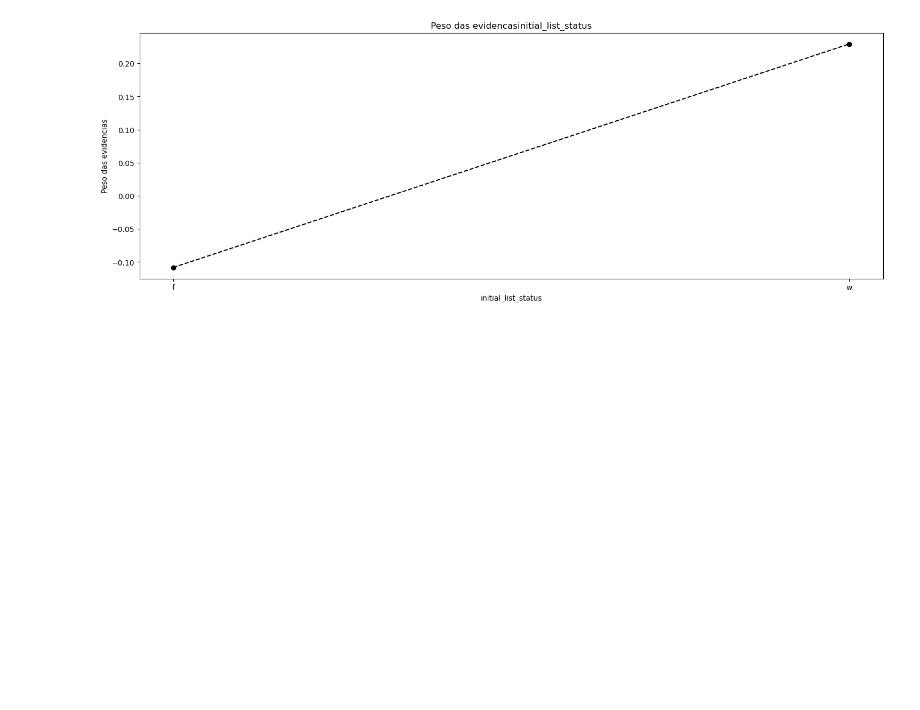
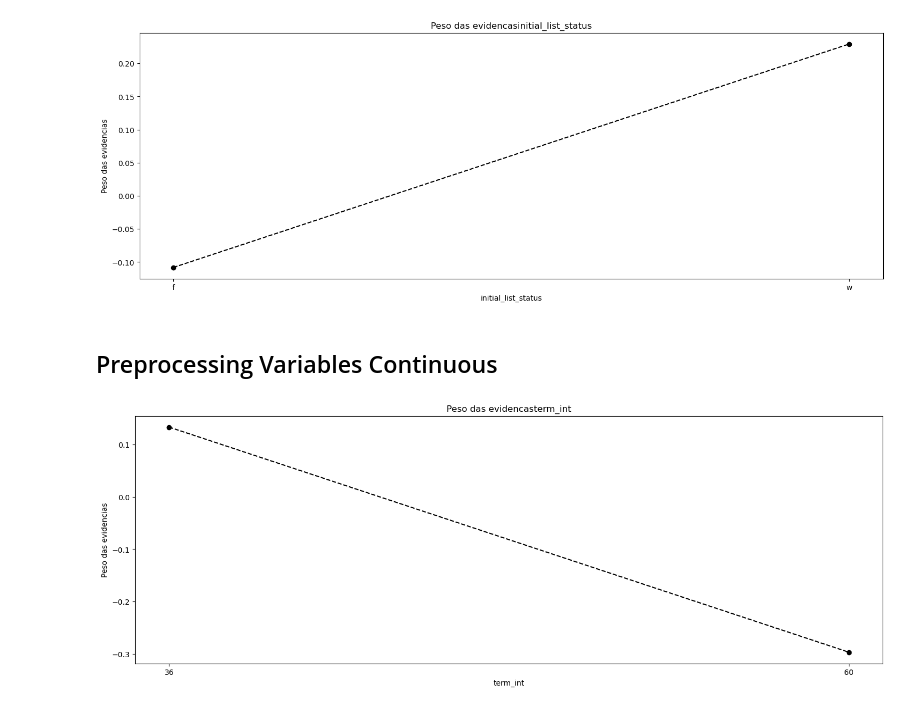
Before and after one commit to vinifranco48/credit_risk, a Jupyter notebook: notebooks/preprocessing.ipynb, the cells around one changed output. Drawn from its saved outputs; the diff is of its cells as text; code cells hidden in the pictures; blank space fills up the shorter version.

```diff
--- a/notebooks/preprocessing.ipynb
+++ b/notebooks/preprocessing.ipynb
@@ -13,3 +11,5 @@ df = pd.read_csv('/home/noise/Área de trabalho/credit/data/silver/loan_data_200
+# %%
+df = pd.read_csv('C:\\Users\\Graúna Motos\\Documents\\credit_risk\\data\\bronze\\loan_data_2007_2014 (1).csv')
 # %%
 def clean(value):
     if pd.isna(value):
@@ -252,3 +282,11 @@ df_inputs_prepr['home_ownership:RENT_OTHER_NONE_ANY'] = sum([df_inputs_prepr['ho
 # %%
 df_inputs_prepr['home_ownership:RENT_OTHER_NONE_ANY'] = sum([df_inputs_prepr['home_ownership:RENT'], df_inputs_prepr['home_ownership:OTHER'],
                                                       df_inputs_prepr['home_ownership:NONE'],df_inputs_prepr['home_ownership:ANY']])
+# %% [markdown]
+## Preprocessing Variables Continuous
+# %%
+df_temp = wo_discretize_continuos(df_inputs_prepr, 'term_int', df_target_prepr)
+# %%
+plot_woe(df_temp)
+# %% [output]
+[figure, added]
```
Also changed, not shown: parts of 63 cells of this notebook.
